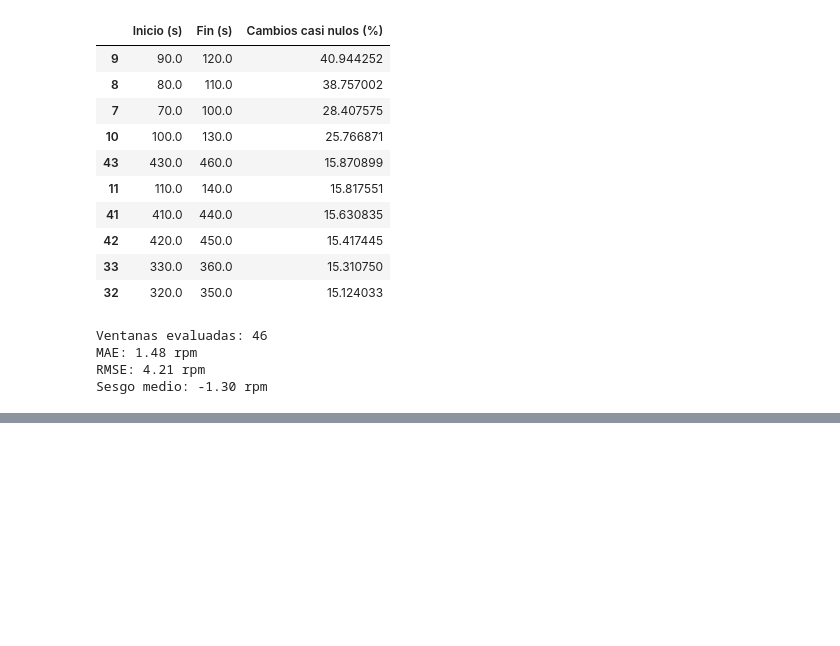
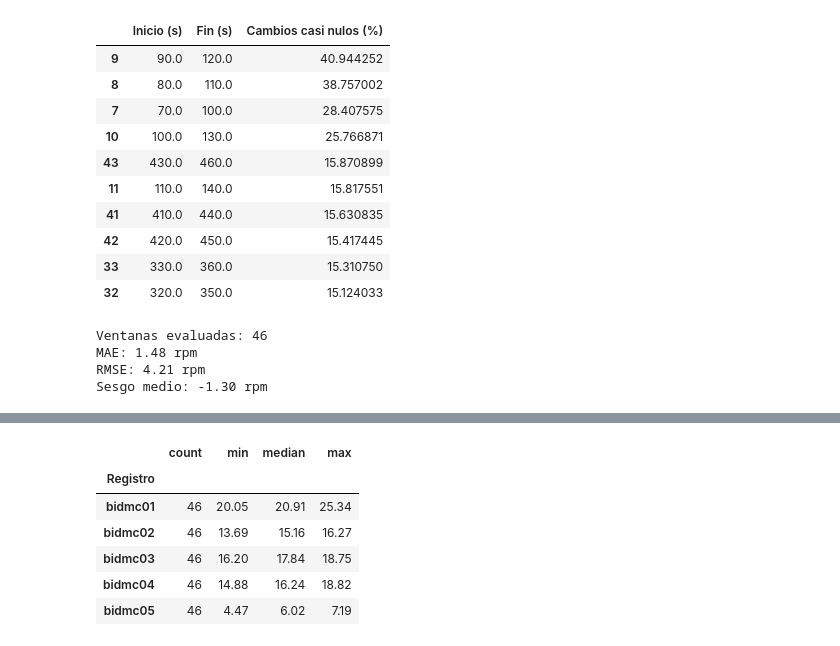
Before and after one commit to carlosgmontoya/respiratory-rate-ppg, a Jupyter notebook: notebooks/01_synthetic_ppg.ipynb, the cells around one changed output, grey strips where cells are left out. Cells and saved outputs as stored; diff of their text form; code cells hidden in the pictures; blank space fills up the shorter version.

```diff
--- a/notebooks/01_synthetic_ppg.ipynb
+++ b/notebooks/01_synthetic_ppg.ipynb
@@ -1712,0 +1792,44 @@ df_resultados.to_csv(
+# %%
+VENTANA_S = 30
+PASO_S = 10
+
+referencias = []
+
+for nombre, ann in anotaciones.items():
+    fs = registros[nombre].fs
+
+    notas = np.array(ann.aux_note, dtype=str)
+    tiempos = ann.sample[notas == "ann1"] / fs
+    duracion = len(registros[nombre].p_signal) / fs
+
+    for inicio in np.arange(0, duracion - VENTANA_S + 1, PASO_S):
+        fin = inicio + VENTANA_S
+        marcas = tiempos[(tiempos >= inicio) & (tiempos < fin)]
+
+        if len(marcas) < 2:
+            continue
+
+        rr = 60 / np.median(np.diff(marcas))
+
+        referencias.append({
+            "Registro": nombre,
+            "Inicio (s)": inicio,
+            "RR referencia (rpm)": rr,
+            "Número de marcas": len(marcas)
+        })
+
+df_referencias = pd.DataFrame(referencias)
+
+display(
+    df_referencias.groupby("Registro")["RR referencia (rpm)"]
+    .agg(["count", "min", "median", "max"])
+    .round(2)
+)
+# %% [output]
+|  | count | min | median | max |
+| Registro |  |  |  |  |
+| bidmc01 | 46 | 20.05 | 20.91 | 25.34 |
+| bidmc02 | 46 | 13.69 | 15.16 | 16.27 |
+| bidmc03 | 46 | 16.20 | 17.84 | 18.75 |
+| bidmc04 | 46 | 14.88 | 16.24 | 18.82 |
+| bidmc05 | 46 | 4.47 | 6.02 | 7.19 |
```
Also changed, not shown: parts of 16 cells of this notebook.
